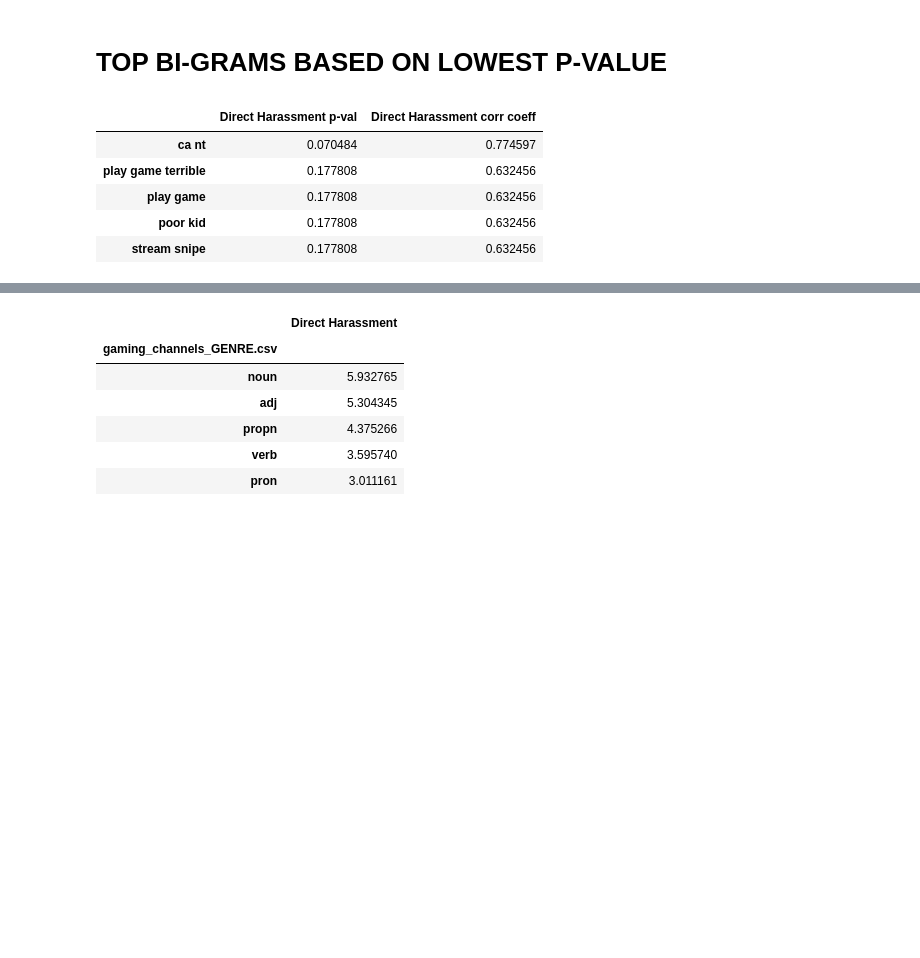
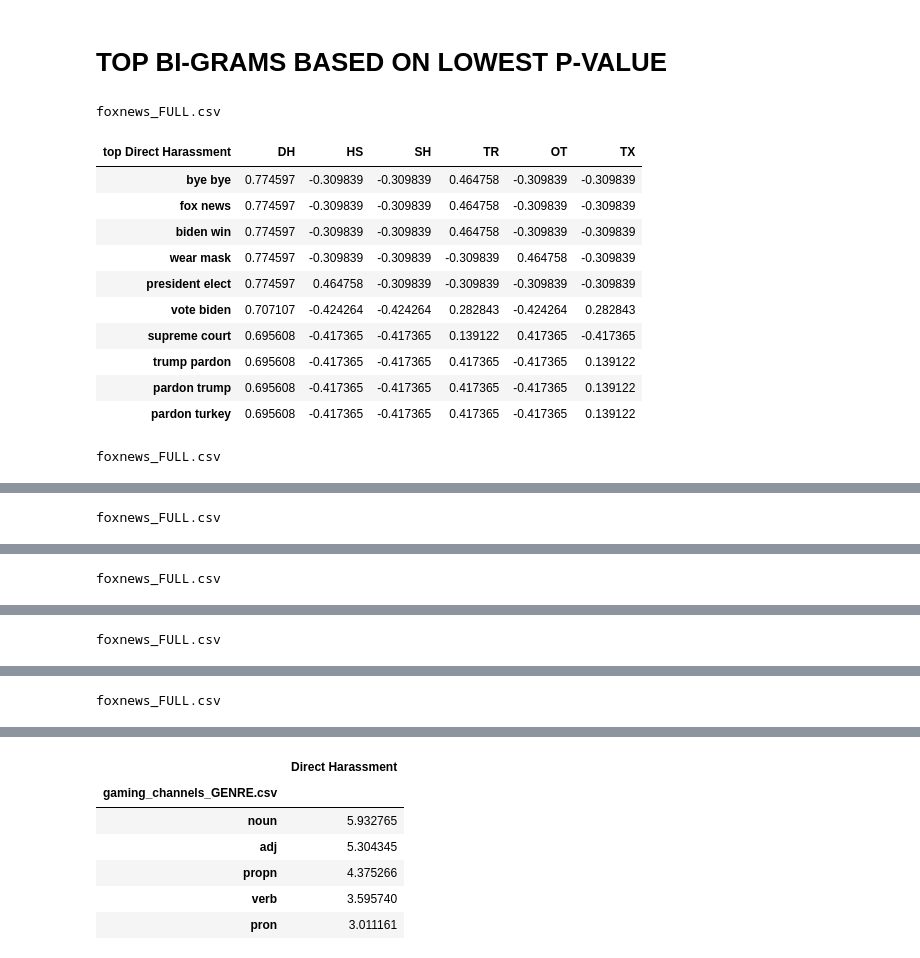
Before and after one commit to feebeef/Twitch-Chat-Log-Toxicity-Analysis, a Jupyter notebook: TFIDF-SCORES/TOP_WORDS.ipynb, the cells around one changed output, grey strips where cells are left out. Saved outputs shown, nothing was run; the diff lists cells and outputs as text; code cells hidden in the pictures; blank space fills up the shorter version.

Commit message:
top words
top words, corr analysis

```diff
--- a/TFIDF-SCORES/TOP_WORDS.ipynb
+++ b/TFIDF-SCORES/TOP_WORDS.ipynb
@@ -26,0 +13,16 @@ prefix_p = "pval_"
+# %%
+
+labels = ["Direct Harassment", "Hate Speech","Sexual Harassment","Trolling", "Others", "Toxic"]
+
+batch_files = ['usanews.csv', 'foxnews0.csv', 'foxnews1.csv', 'foxnews2.csv', 'foxnews3.csv',
+                'nogla0.csv','pew0.csv', 'rae0_0.csv',
+                 'rae0_1.csv', 'terror0_0.csv', 'terror0_1.csv']
+
+vid_files = ["foxnews_FULL.csv", "rae_FULL.csv",  "terror_FULL.csv",
+             "usanews.csv" , "pew0.csv", "nogla0.csv", "drdisrespect_FULL.csv"]
+genre_files = ["gaming_channels_GENRE.csv", "news_channel_GENRE.csv" ]
+
+files = []
+files.extend(vid_files)
+files.extend(genre_files)
+print(files)
@@ -284,19 +135,57 @@ for fn, file in files:
 # %%
 genre_files = ["gaming_channels_GENRE.csv", "news_channel_GENRE.csv" ]
 src_folder = "corr_words_per_label/"
-
-for file in genre_files:
+corr_dfs = []
+for file in files:
     df = pd.read_csv(src_folder+file, index_col = 0)
     df.dropna(axis = 0, how = 'all', inplace = True)
+
+    dic = {}
+    dfs = {}
+    #corr coeffcorr coeff
     for label in labels:
-        dp = df[(df[label + " p-val"] > 0)].sort_values(by=[label + " p-val"], ascending = True).head(5)
+        dp = df[(df[label + " p-val"] > 0 )& ( df[label + " corr coeff"] > 0)].sort_values(by=[label + " p-val"], ascending = True).head(10)
         top_features = list(dp[label + " p-val"].index)
-        dt = dp[ [label + " p-val", label + " corr coeff"]].T[top_features]
-        display(dt.T)
+        #display(df[label + " p-val"])
+        #dt = dp[ [label + " p-val", label + " corr coeff"]].T[top_features]
+        dic[label] = top_features
+
+
+    corr_coeff = {}
+    for label in labels:
+        col = ["top " + label]
+        col.extend(dic[label])
+        corr_df = pd.DataFrame(columns= col )
+
+        for row in labels:
+            new_row = {}
+            for word in dic[label]:
+                x = df.loc[word, row + " corr coeff"]
+                row_label = "".join([w[0] for w in row.split()])
+
+                if row == "Trolling":
+                    row_label += "R"
+                elif row == "Toxic":
+                    row_label += "X"
+                elif row == "Others":
+                    row_label += "T"
+
+                new_row["top " + label] = row_label
+                new_row[word] = x
+            corr_df = corr_df.append(new_row, ignore_index=True)
+
+        display(corr_df.set_index("top " + label).T.style.set_caption(file))
 # %% [output]
+foxnews_FULL.csv
-|  | Direct Harassment p-val | Direct Harassment corr coeff |
-| ca nt | 0.070484 | 0.774597 |
-| play game terrible | 0.177808 | 0.632456 |
-| play game | 0.177808 | 0.632456 |
-| poor kid | 0.177808 | 0.632456 |
-| stream snipe | 0.177808 | 0.632456 |
+| top Direct Harassment | DH | HS | SH | TR | OT | TX |
+| bye bye | 0.774597 | -0.309839 | -0.309839 | 0.464758 | -0.309839 | -0.309839 |
+| fox news | 0.774597 | -0.309839 | -0.309839 | 0.464758 | -0.309839 | -0.309839 |
+| biden win | 0.774597 | -0.309839 | -0.309839 | 0.464758 | -0.309839 | -0.309839 |
+| wear mask | 0.774597 | -0.309839 | -0.309839 | -0.309839 | 0.464758 | -0.309839 |
+| president elect | 0.774597 | 0.464758 | -0.309839 | -0.309839 | -0.309839 | -0.309839 |
+| vote biden | 0.707107 | -0.424264 | -0.424264 | 0.282843 | -0.424264 | 0.282843 |
+| supreme court | 0.695608 | -0.417365 | -0.417365 | 0.139122 | 0.417365 | -0.417365 |
+| trump pardon | 0.695608 | -0.417365 | -0.417365 | 0.417365 | -0.417365 | 0.139122 |
+| pardon trump | 0.695608 | -0.417365 | -0.417365 | 0.417365 | -0.417365 | 0.139122 |
+| pardon turkey | 0.695608 | -0.417365 | -0.417365 | 0.417365 | -0.417365 | 0.139122 |
+foxnews_FULL.csv
@@ -308,0 +203 @@ for file in genre_files:
+foxnews_FULL.csv
@@ -314,0 +215 @@ for file in genre_files:
+foxnews_FULL.csv
@@ -320,0 +227 @@ for file in genre_files:
+foxnews_FULL.csv
@@ -326,0 +239 @@ for file in genre_files:
+foxnews_FULL.csv
```
Also changed, not shown: parts of 6 cells of this notebook, 52 other files.
